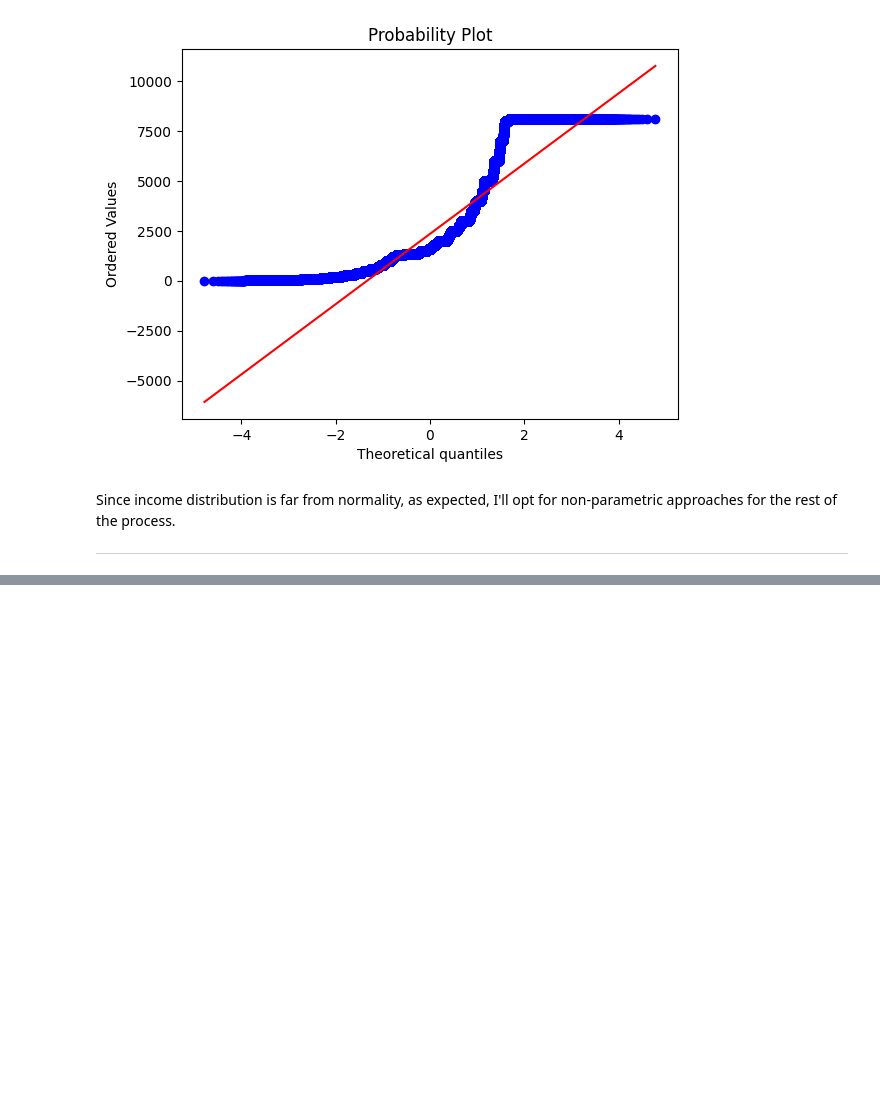
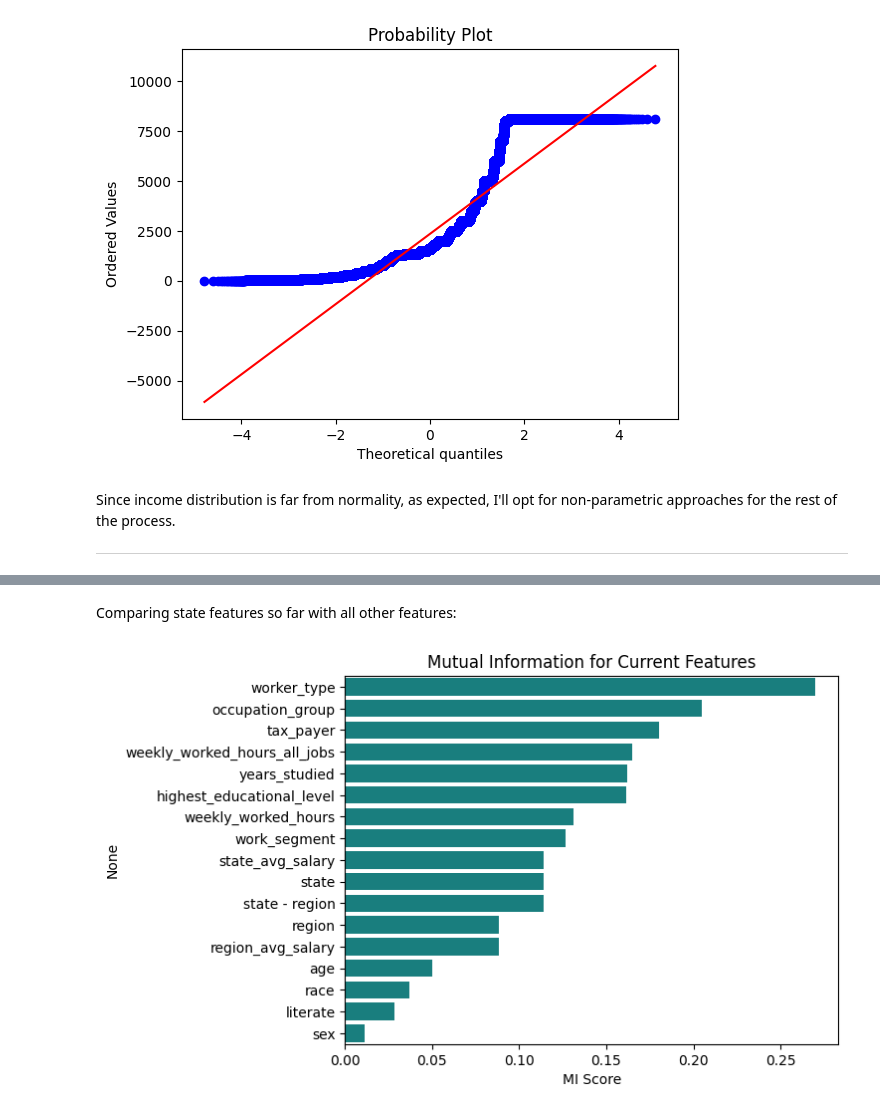
Before and after one commit to viniciussuares/IncomePrediction, a Jupyter notebook: notebooks/eda.ipynb, the cells around one changed output, grey strips where cells are left out. Cells and saved outputs as stored; diff of their text form; code cells hidden in the pictures; blank space fills up the shorter version.

```diff
--- a/notebooks/eda.ipynb
+++ b/notebooks/eda.ipynb
@@ -215,0 +312,22 @@ ____
+# %% [markdown]
+Comparing state features so far with all other features:
+# %%
+# Excluding income variables from the features
+features = [col for col in df.columns if 'income' not in col]
+
+# Getting mutual information for each feature
+mi = utils.mutual_information(
+    X=df[features],
+    y=df['all_work_income'],
+    discrete_features = [True, False, True, True, True, True, False, True, True, True, True, True, False, True, True, True, True]
+)
+
+# Plotting
+utils.show_barplot(
+    cat = mi.index,
+    values = mi,
+    title = 'Mutual Information for Current Features',
+    x_label = 'MI Score'
+)
+# %% [output]
+[figure, added]
```
Also changed, not shown: parts of 16 cells of this notebook, 1 other file.
